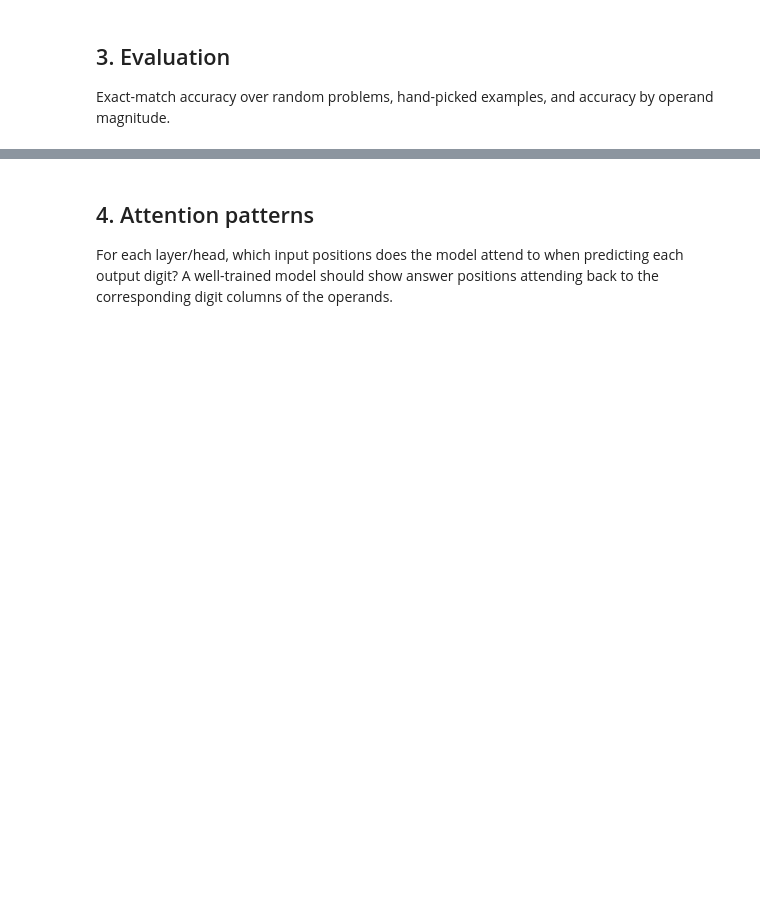
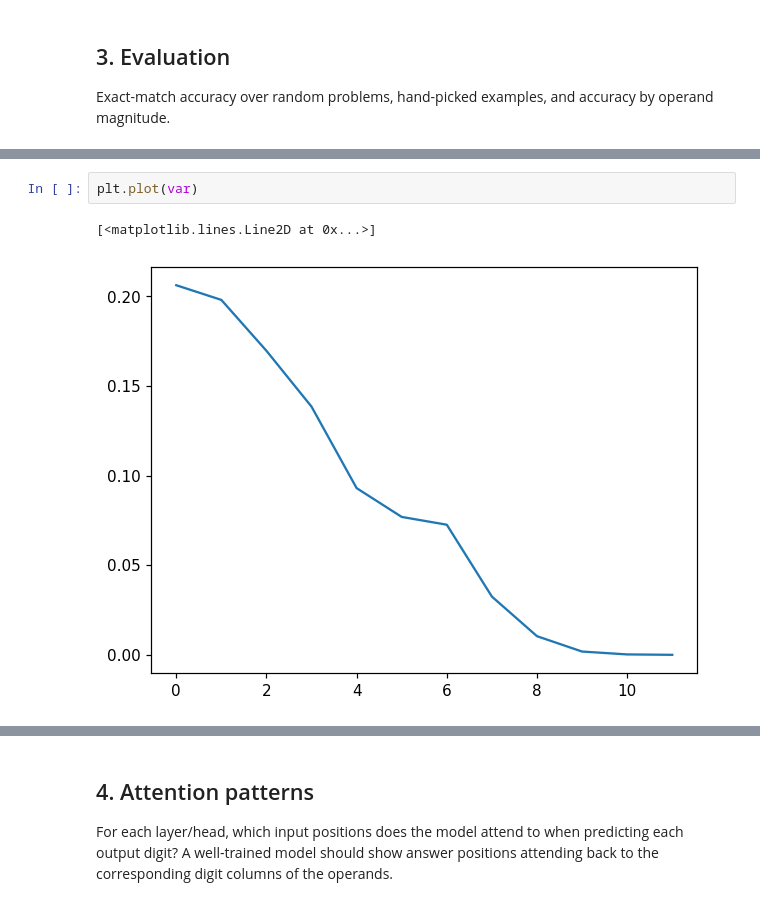
Before and after one commit to a1wo/APEX-ai, a Jupyter notebook: ex0-pre/explore.ipynb, the cells around one changed output, grey strips where cells are left out. Drawn from its saved outputs; the diff is of its cells as text; blank space fills up the shorter version.

```diff
--- a/ex0-pre/explore.ipynb
+++ b/ex0-pre/explore.ipynb
@@ -167,3 +198,8 @@ operand magnitude.
+# %%
+plt.plot(var)
+# %% [output]
+[<matplotlib.lines.Line2D at 0x...>]
+[figure, added]
 # %%
 acc = evaluate(model, ndigits=ndigits, n_samples=1_000, device=device,
                reverse_c=reverse_c, pad_c=pad_c)
```
Also changed, not shown: parts of 10 cells of this notebook, 5 other files.
